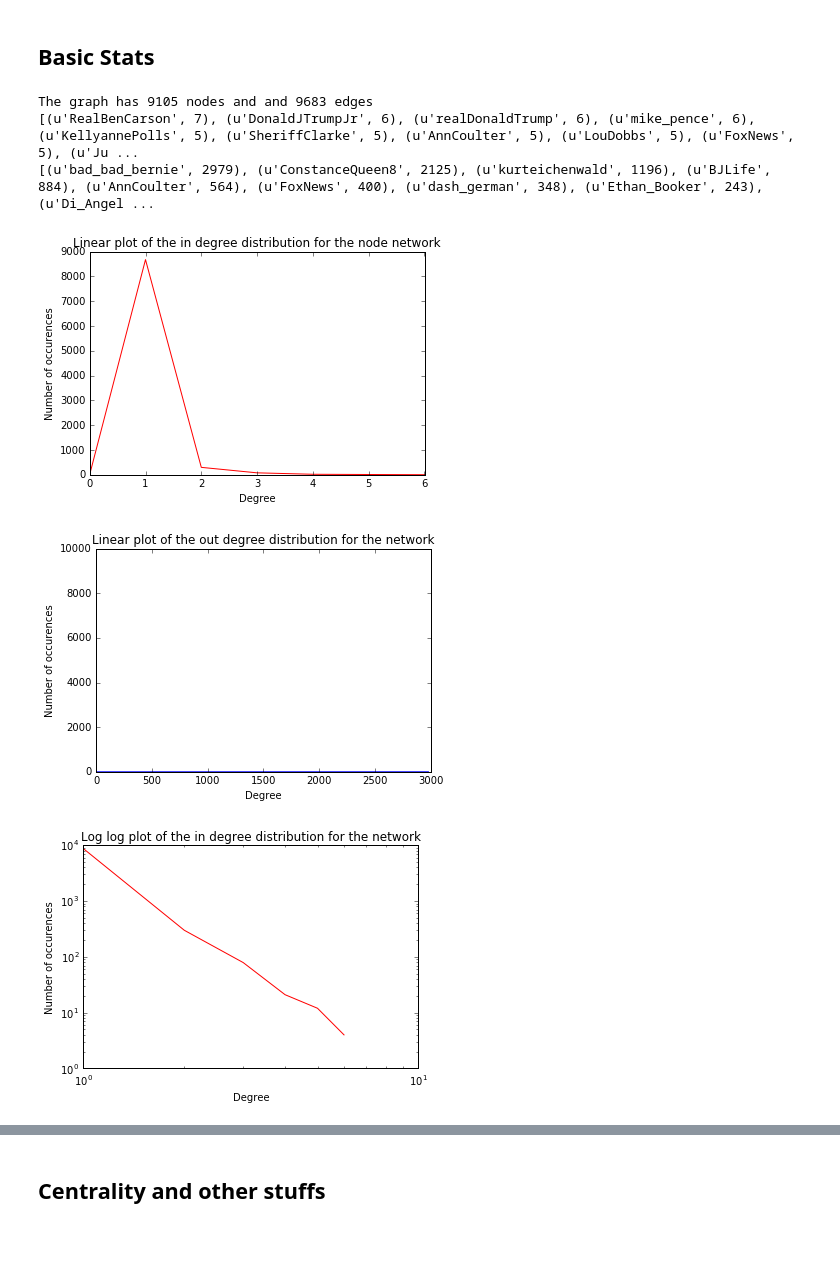
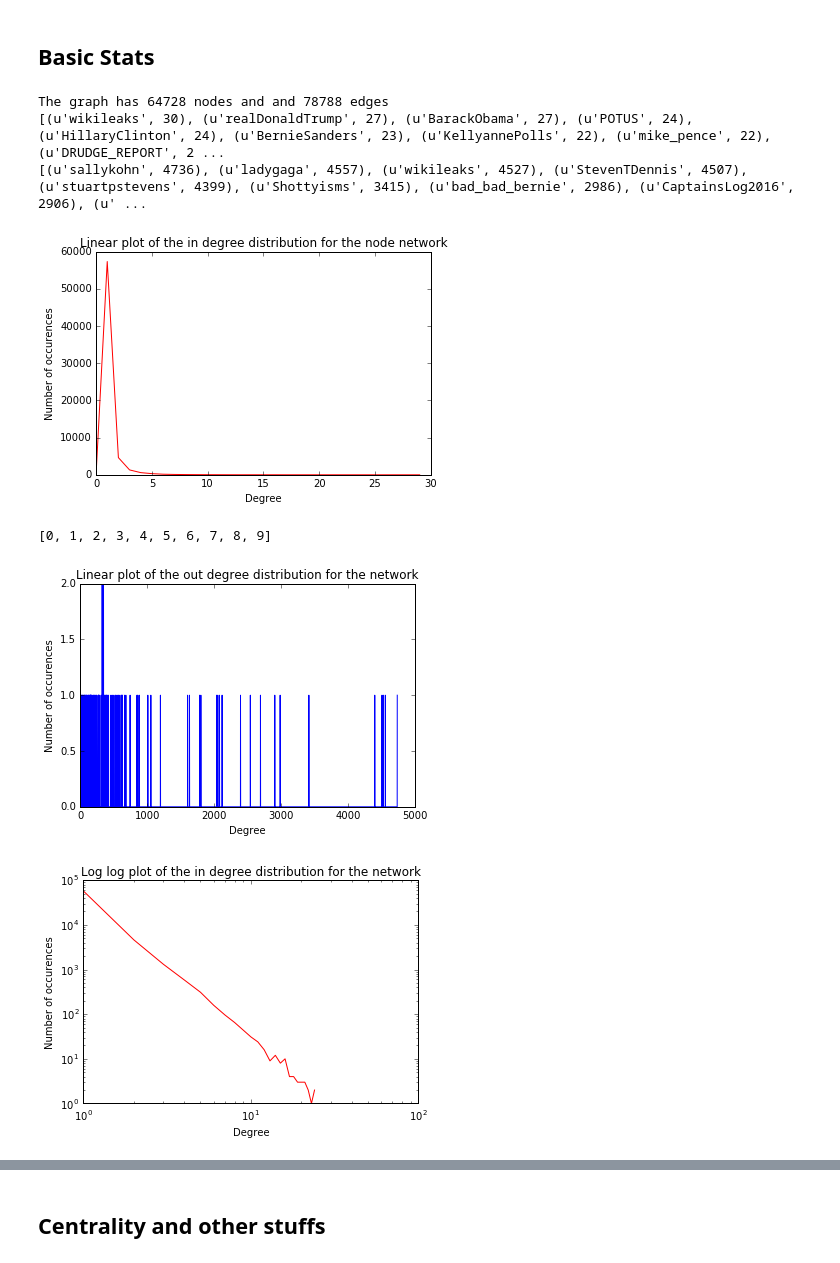
Before and after one commit to brydenfogelman/02805-social-graphs, a Jupyter notebook: project/network.ipynb, the cells around one changed output, grey strips where cells are left out. Saved outputs shown, nothing was run; the diff lists cells and outputs as text; code cells hidden in the pictures.

Commit message:
Update, limit rate+plots

```diff
--- a/project/network.ipynb
+++ b/project/network.ipynb
@@ -76,24 +81,29 @@ directed = nx.DiGraph()
 users = user_collection.find()
 # %%
 for i in users:
-    #select the user name
-    user = api.get_user(i["_id"])
-    username = user.screen_name
+    try:
+        #select the user name
+        user = api.get_user(i["_id"])
+        username = user.screen_name
 
-    # perform a basic search
-    query = twitter.friends.ids(screen_name = username)
-    print "found %d friends" % (len(query["ids"]))
+        # perform a basic search
+        query = twitter.friends.ids(screen_name = username)
+        print "found %d friends" % (len(query["ids"]))
 
-    # now we loop through them to pull out more info, in blocks of 100.
-    for n in range(0, len(query["ids"]), 100):
-        ids = query["ids"][n:n+100]
+        # now we loop through them to pull out more info, in blocks of 100.
+        for n in range(0, len(query["ids"]), 100):
+            ids = query["ids"][n:n+100]
 
-        # create a subquery, looking up information about these users
-        subquery = twitter.users.lookup(user_id = ids)
+            # create a subquery, looking up information about these users
+            subquery = twitter.users.lookup(user_id = ids)
 
-        for user_q in subquery:
-            # now print out user info, starring any users that are Verified.
-            directed.add_node(user_q["screen_name"])
-            directed.add_edge(username, user_q["screen_name"])
-            #print " [%s] %s" % ("*" if user["verified"] else " ", user["screen_name"])
+            for user_q in subquery:
+                # now print out user info, starring any users that are Verified.
+                directed.add_node(user_q["screen_name"])
+                directed.add_edge(username, user_q["screen_name"])
+                #print " [%s] %s" % ("*" if user["verified"] else " ", user["screen_name"])
+    except Exception as e:
+        print "Rate Limit Error: %s" % e
+        time.sleep(15 * 60 + 15)
+        continue
 # %% [output]
@@ -133,6 +144,7 @@ import numpy as np
 # %%
 #Number of node
 print "The graph has %d nodes" % directed.number_of_nodes() , "and and %d edges "% directed.number_of_edges()
+
 
 #Top 10 account by in and out degree
 node_in_degree_tuples = sorted([(node, directed.in_degree(node)) for node in directed.nodes()], key=lambda (n, d): -d)
@@ -141,6 +153,6 @@ node_out_degree_tuples = sorted([(node, directed.out_degree(node)) for node in d
 print node_in_degree_tuples[:10]
 print node_out_degree_tuples[:10]
 # %% [output]
-The graph has 9105 nodes and and 9683 edges
-[(u'RealBenCarson', 7), (u'DonaldJTrumpJr', 6), (u'realDonaldTrump', 6), (u'mike_pence', 6), (u'KellyannePolls', 5), (u'SheriffClarke', 5), (u'AnnCoulter', 5), (u'LouDobbs', 5), (u'FoxNews', 5), (u'Ju ...
-[(u'bad_bad_bernie', 2979), (u'ConstanceQueen8', 2125), (u'kurteichenwald', 1196), (u'BJLife', 884), (u'AnnCoulter', 564), (u'FoxNews', 400), (u'dash_german', 348), (u'Ethan_Booker', 243), (u'Di_Angel ...
+The graph has 64728 nodes and and 78788 edges
+[(u'wikileaks', 30), (u'realDonaldTrump', 27), (u'BarackObama', 27), (u'POTUS', 24), (u'HillaryClinton', 24), (u'BernieSanders', 23), (u'KellyannePolls', 22), (u'mike_pence', 22), (u'DRUDGE_REPORT', 2 ...
+[(u'sallykohn', 4736), (u'ladygaga', 4557), (u'wikileaks', 4527), (u'StevenTDennis', 4507), (u'stuartpstevens', 4399), (u'Shottyisms', 3415), (u'bad_bad_bernie', 2986), (u'CaptainsLog2016', 2906), (u' ...
@@ -167,15 +183,20 @@ plt.ylabel('Number of occurences')
 plt.title('Linear plot of the in degree distribution for the node network')
 plt.show()
 # %% [output]
-[figure, old version]
+[figure, new version]
+# %%
+print bins_out[:10]
+# %% [output]
+[0, 1, 2, 3, 4, 5, 6, 7, 8, 9]
 # %%
 plt.plot(degrees_out_bin[:-1], degrees_out_hist, 'b')
+plt.axis([0, 5000, 0, 2])
 plt.xlabel('Degree')
 plt.ylabel('Number of occurences')
 plt.title('Linear plot of the out degree distribution for the network')
 plt.show()
 # %% [output]
-[figure, old version]
+[figure, new version]
 # %%
 plt.loglog(degrees_in_bin[:-1], degrees_in_hist, 'r')
 plt.xlabel('Degree')
@@ -183,7 +204,7 @@ plt.ylabel('Number of occurences')
 plt.title('Log log plot of the in degree distribution for the network')
 plt.show()
 # %% [output]
-[figure, old version]
+[figure, new version]
 # %%
 
 
```
Also changed, not shown: parts of 7 cells of this notebook.
